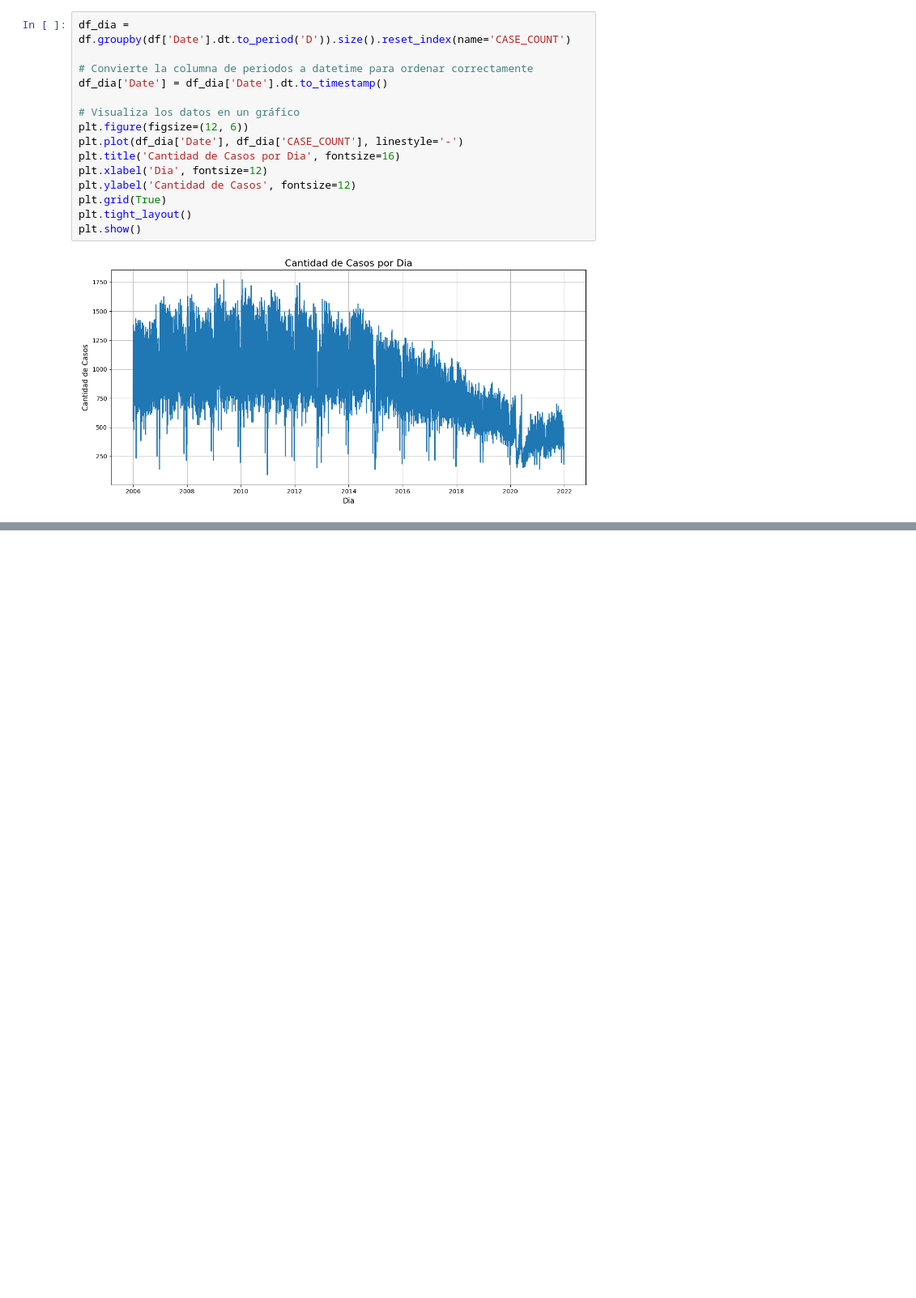
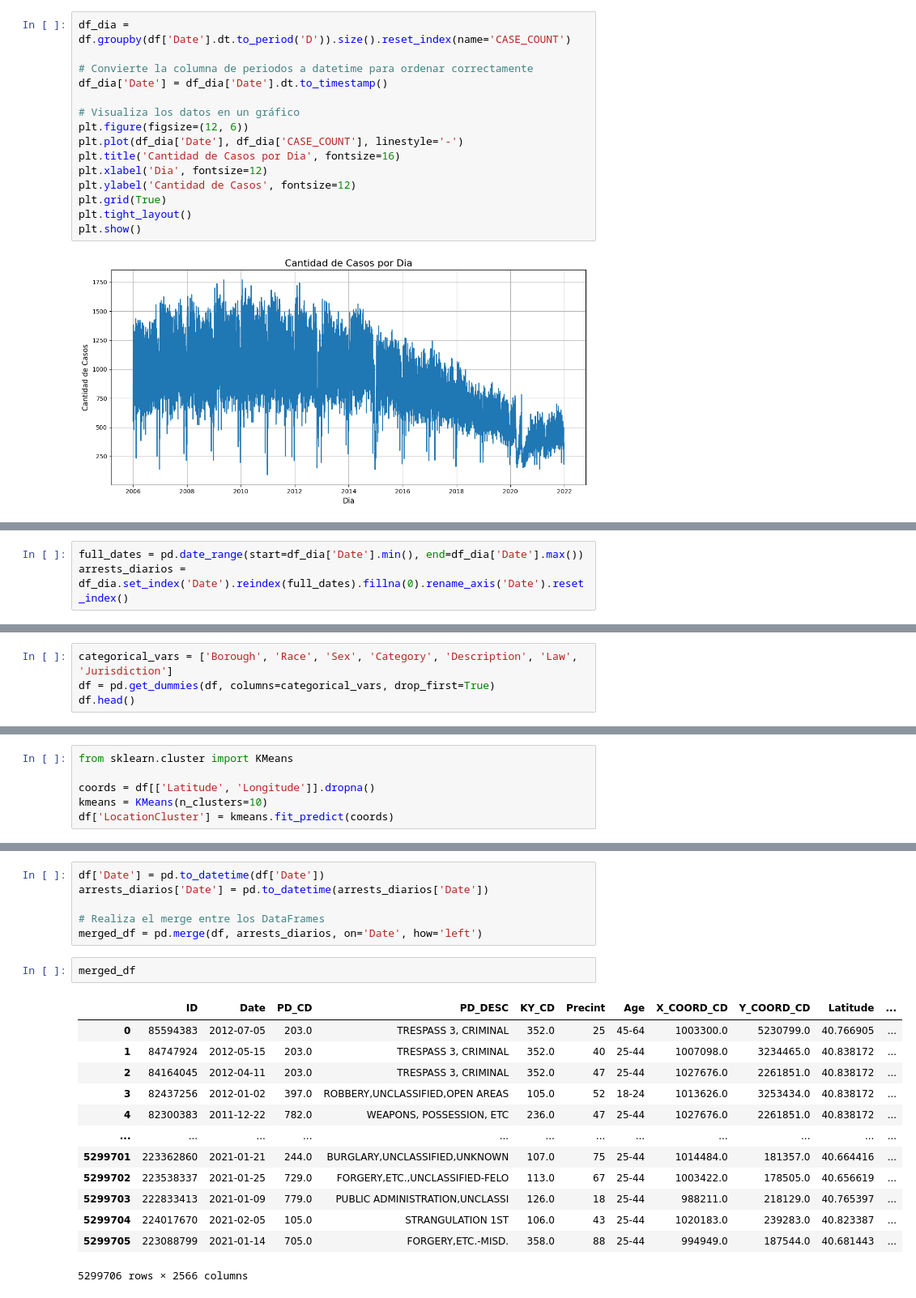
Before and after one commit to matiascapurroriver/predictivoAvanzado, a Jupyter notebook: deep_learning.ipynb, the cells around one changed output, grey strips where cells are left out. Shown at 81% size. Saved outputs shown, nothing was run; the diff lists cells and outputs as text; blank space fills up the shorter version.

```diff
--- a/deep_learning.ipynb
+++ b/deep_learning.ipynb
@@ -92,0 +55,3 @@ df_dia
+# %%
+full_dates = pd.date_range(start=df_dia['Date'].min(), end=df_dia['Date'].max())
+arrests_diarios = df_dia.set_index('Date').reindex(full_dates).fillna(0).rename_axis('Date').reset_index()
@@ -92,0 +74,4 @@ df_dia
+# %%
+categorical_vars = ['Borough', 'Race', 'Sex', 'Category', 'Description', 'Law', 'Jurisdiction']
+df = pd.get_dummies(df, columns=categorical_vars, drop_first=True)
+df.head()
@@ -92,0 +86,6 @@ df_dia
+# %%
+from sklearn.cluster import KMeans
+
+coords = df[['Latitude', 'Longitude']].dropna()
+kmeans = KMeans(n_clusters=10)
+df['LocationCluster'] = kmeans.fit_predict(coords)
@@ -92,0 +108,22 @@ df_dia
+# %%
+df['Date'] = pd.to_datetime(df['Date'])
+arrests_diarios['Date'] = pd.to_datetime(arrests_diarios['Date'])
+
+# Realiza el merge entre los DataFrames
+merged_df = pd.merge(df, arrests_diarios, on='Date', how='left')
+# %%
+merged_df
+# %% [output]
+|  | ID | Date | PD_CD | PD_DESC | KY_CD | Precint | Age | X_COORD_CD | Y_COORD_CD | Latitude | ... |
+| 0 | 85594383 | 2012-07-05 | 203.0 | TRESPASS 3, CRIMINAL | 352.0 | 25 | 45-64 | 1003300.0 | 5230799.0 | 40.766905 | ... |
+| 1 | 84747924 | 2012-05-15 | 203.0 | TRESPASS 3, CRIMINAL | 352.0 | 40 | 25-44 | 1007098.0 | 3234465.0 | 40.838172 | ... |
+| 2 | 84164045 | 2012-04-11 | 203.0 | TRESPASS 3, CRIMINAL | 352.0 | 47 | 25-44 | 1027676.0 | 2261851.0 | 40.838172 | ... |
+| 3 | 82437256 | 2012-01-02 | 397.0 | ROBBERY,UNCLASSIFIED,OPEN AREAS | 105.0 | 52 | 18-24 | 1013626.0 | 3253434.0 | 40.838172 | ... |
+| 4 | 82300383 | 2011-12-22 | 782.0 | WEAPONS, POSSESSION, ETC | 236.0 | 47 | 25-44 | 1027676.0 | 2261851.0 | 40.838172 | ... |
+| ... | ... | ... | ... | ... | ... | ... | ... | ... | ... | ... | ... |
+| 5299701 | 223362860 | 2021-01-21 | 244.0 | BURGLARY,UNCLASSIFIED,UNKNOWN | 107.0 | 75 | 25-44 | 1014484.0 | 181357.0 | 40.664416 | ... |
+| 5299702 | 223538337 | 2021-01-25 | 729.0 | FORGERY,ETC.,UNCLASSIFIED-FELO | 113.0 | 67 | 25-44 | 1003422.0 | 178505.0 | 40.656619 | ... |
+| 5299703 | 222833413 | 2021-01-09 | 779.0 | PUBLIC ADMINISTRATION,UNCLASSI | 126.0 | 18 | 25-44 | 988211.0 | 218129.0 | 40.765397 | ... |
+| 5299704 | 224017670 | 2021-02-05 | 105.0 | STRANGULATION 1ST | 106.0 | 43 | 25-44 | 1020183.0 | 239283.0 | 40.823387 | ... |
+| 5299705 | 223088799 | 2021-01-14 | 705.0 | FORGERY,ETC.-MISD. | 358.0 | 88 | 25-44 | 994949.0 | 187544.0 | 40.681443 | ... |
+5299706 rows × 2566 columns
```
Also changed, not shown: parts of 6 cells of this notebook, 1 other file.
